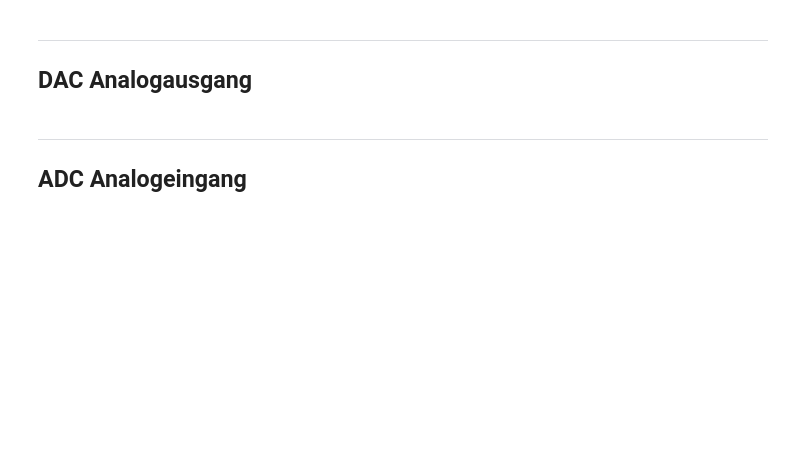
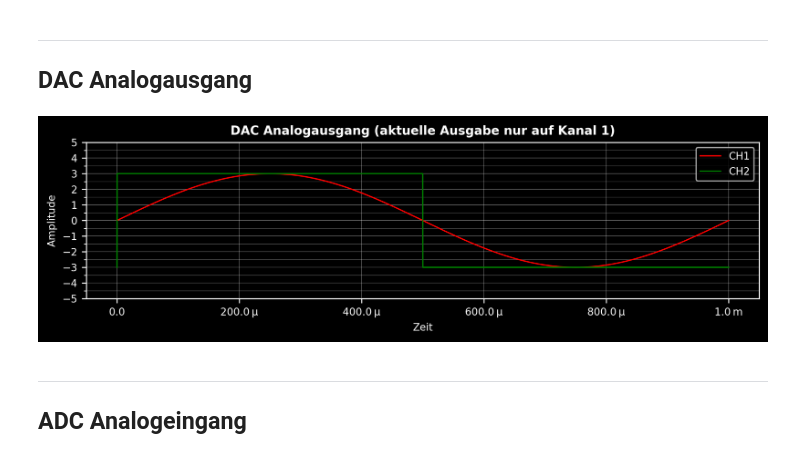
Before and after one commit to p-d-h/abbts_blp, a Jupyter notebook: examples/ad2/01_ad2_analog_in_out.ipynb, the cells around one changed output. Drawn from its saved outputs; the diff is of its cells as text; code cells hidden in the pictures; blank space fills up the shorter version.

```diff
--- a/examples/ad2/01_ad2_analog_in_out.ipynb
+++ b/examples/ad2/01_ad2_analog_in_out.ipynb
@@ -48,0 +40,11 @@ except:
+# %%
+f = 1.0 * 10**3
+T = 1 / f
+buffer_size = 2**12
+sample_rate = int(f * buffer_size)
+t = np.linspace(0.0, T, buffer_size)
+print(f'{f = :1.0f}Hz | {T = }s | {buffer_size = } | {sample_rate = :1.0f}sps')
+
+amplitude = 3
+signal_out_1 = np.sin(np.linspace(0, 2 * np.pi, buffer_size)) * amplitude
+signal_out_2 = (np.heaviside(np.sin(np.linspace(0, 2 * np.pi, buffer_size)), np.zeros(buffer_size)) - 0.5) * 2 * amplitude
@@ -50,46 +148,22 @@ except:
 ---
 ## DAC Analogausgang
 # %%
-# kontinuirliche Ausgabe eines Signales bis die Schnittstelle wieder geschlossen wird
-if ctx is not None:
-    aout = ctx.getAnalogOut()
-    aout.reset()
-    ctx.calibrateDAC()
-    aout.enableChannel(0, True)
-    aout.enableChannel(1, True)
-    # Systemvoraussetzung
-    # https://analogdevicesinc.github.io/libm2k/group__analogout.html
-    print(f'Verfügbare Samplerates: {aout.getAvailableSampleRates(0)}')
-
-    f = 1.0 * 10**3
-    T = 1 / f
-    sample_rate = aout.getAvailableSampleRates(0)[5]
-    buffer_size = int(sample_rate / f)
-    t = np.linspace(0.0, T, buffer_size)
-    print(f'{f = :1.0f}Hz | {T = }s | {buffer_size = } | {sample_rate = :1.0f}sps')
-    aout.setSampleRate(0, sample_rate)
-    aout.setSampleRate(1, sample_rate * 1.0)
-    amplitude = 3
-    signal_out_1 = np.sin(np.linspace(0, 2 * np.pi, buffer_size)) * amplitude
-    signal_out_2 = (np.heaviside(np.sin(np.linspace(0, 2 * np.pi, buffer_size)), np.zeros(buffer_size)) - 0.5) * 2 * amplitude
-    signal_out = [signal_out_1, signal_out_2]
-    aout.setCyclic(True)  # kontinuirliche Signalausgabe
-    aout.push(signal_out)
-
-    fig, ax = plt.subplots(1, 1, figsize=(8, 2.5))
-    ax.plot(t, signal_out_1, lw=1, ls='-', marker='o', markersize=0, color='r', alpha=1.0, label='CH1')
-    ax.plot(t, signal_out_2, lw=1, ls='-', marker='o', markersize=0, color='g', alpha=1.0, label='CH2')
-    ax.xaxis.set_major_formatter(EngFormatter(places=1, sep="\N{THIN SPACE}"))
-    ax.set_ylim([-5.0, 5.0])
-    ax.set_yticks(np.linspace(-5, 5, 11))
-    ax.set_yticks(np.linspace(-5, 5, 21), minor=True)
-    ax.grid(which='major', color='w', alpha=0.35, ls='-', lw=0.5)  # both major minor
-    ax.grid(which='minor', color='w', alpha=0.25, ls='-', lw=0.5)
-    ax.set_title('DAC Analogausgang', fontweight='bold')
-    ax.set_xlabel('Zeit')
-    ax.set_ylabel('Amplitude')
-    ax.legend(loc='best')  # best, upper left, upper center, upper right, center .., lower ..
-    fig.tight_layout()
+fig, ax = plt.subplots(1, 1, figsize=(8, 2.5))
+ax.plot(t, signal_out_1, lw=1, ls='-', marker='o', markersize=0, color='r', alpha=1.0, label='CH1')
+ax.plot(t, signal_out_2, lw=1, ls='-', marker='o', markersize=0, color='g', alpha=1.0, label='CH2')
+ax.xaxis.set_major_formatter(EngFormatter(places=1, sep="\N{THIN SPACE}"))
+ax.set_ylim([-5.0, 5.0])
+ax.set_yticks(np.linspace(-5, 5, 11))
+ax.set_yticks(np.linspace(-5, 5, 21), minor=True)
+ax.grid(which='major', color='w', alpha=0.35, ls='-', lw=0.5)  # both major minor
+ax.grid(which='minor', color='w', alpha=0.25, ls='-', lw=0.5)
+ax.set_title('DAC Analogausgang (aktuelle Ausgabe nur auf Kanal 1)', fontweight='bold')
+ax.set_xlabel('Zeit')
+ax.set_ylabel('Amplitude')
+ax.legend(loc='best')  # best, upper left, upper center, upper right, center .., lower ..
+fig.tight_layout()
+# %% [output]
+[figure, added]
 # %% [markdown]
 ---
 ## ADC Analogeingang
```
Also changed, not shown: parts of 9 cells of this notebook, 8 other files.
